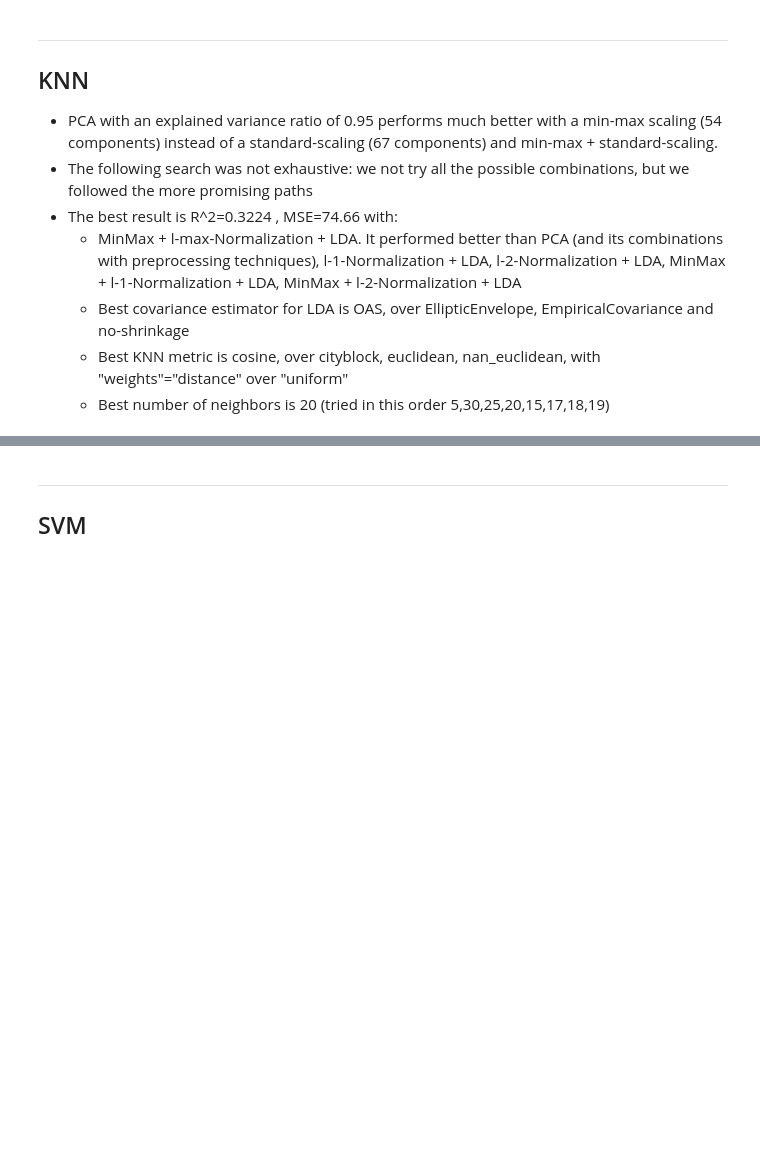
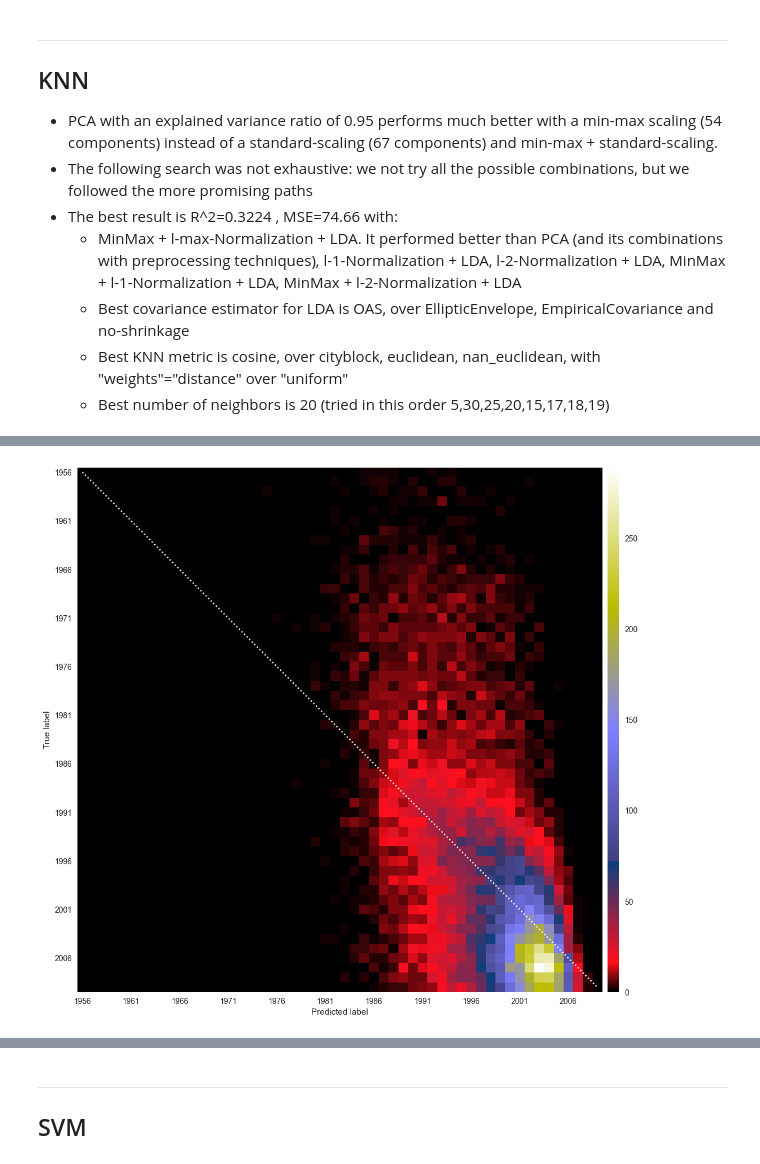
Before and after one commit to RiccardoEvangelisti/Data-Analytics-Project, a Jupyter notebook: Train_Module/1_ClassicML.ipynb, the cells around one changed output, grey strips where cells are left out. Cells and saved outputs as stored; diff of their text form; code cells hidden in the pictures; blank space fills up the shorter version.

```diff
--- a/Train_Module/1_ClassicML.ipynb
+++ b/Train_Module/1_ClassicML.ipynb
@@ -493,21 +518,31 @@ show_parallel_plot(1, name_estimator)
 # %%
+best_preprocess_steps = [
+    (
+        "min-max + lmax + lda",
+        [
+            ("min-max", preprocessing.MinMaxScaler()),
+            ("lmax", preprocessing.Normalizer(norm="max")),
+            ("lda", LinearDiscriminantAnalysis()),
+        ],
+        {
+            "lda__solver": ["eigen"],
+            "lda__shrinkage": [None],
+            "lda__covariance_estimator": [OAS()],
+        },
+    )
+]
+
 param_estimator = {
     "knr__n_neighbors": [21],
-    "knr__weights": ["distance"],  # "uniform"
-    "knr__metric": [
-        # "cityblock",
-        "cosine",
-        # "euclidean",
-        # "nan_euclidean",
-    ],
+    "knr__weights": ["distance"], # "uniform"
+    "knr__metric": ["cosine"], # "euclidean", "cityblock", "nan_euclidean"
     "knr__leaf_size": [10],
 }
-
-name_estimator = "knr"
 
 best_preprocessor, best_estimator, best_predictions = gridSearch(
     name_estimator,
     KNeighborsRegressor(n_jobs=-1),
     param_estimator,
-    True,
+    False,
+    best_preprocess_steps,
 )
@@ -514 +557,5 @@ best_preprocessor, best_estimator, best_predictions = gridSearch(
+# %%
+show_confusion_matrix(y_test, best_predictions)
+# %% [output]
+[figure, added]
 # %%
```
Also changed, not shown: parts of 20 cells of this notebook, 7 other files.
